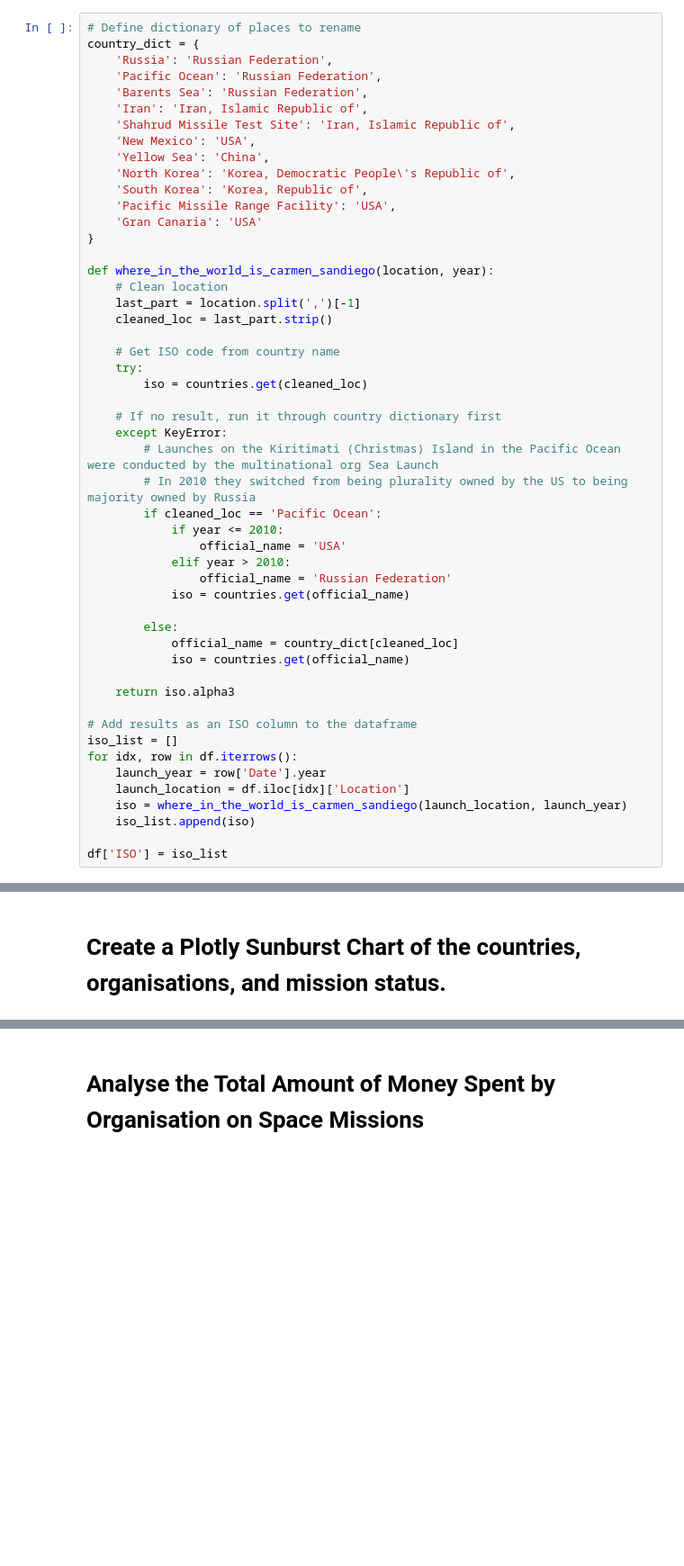
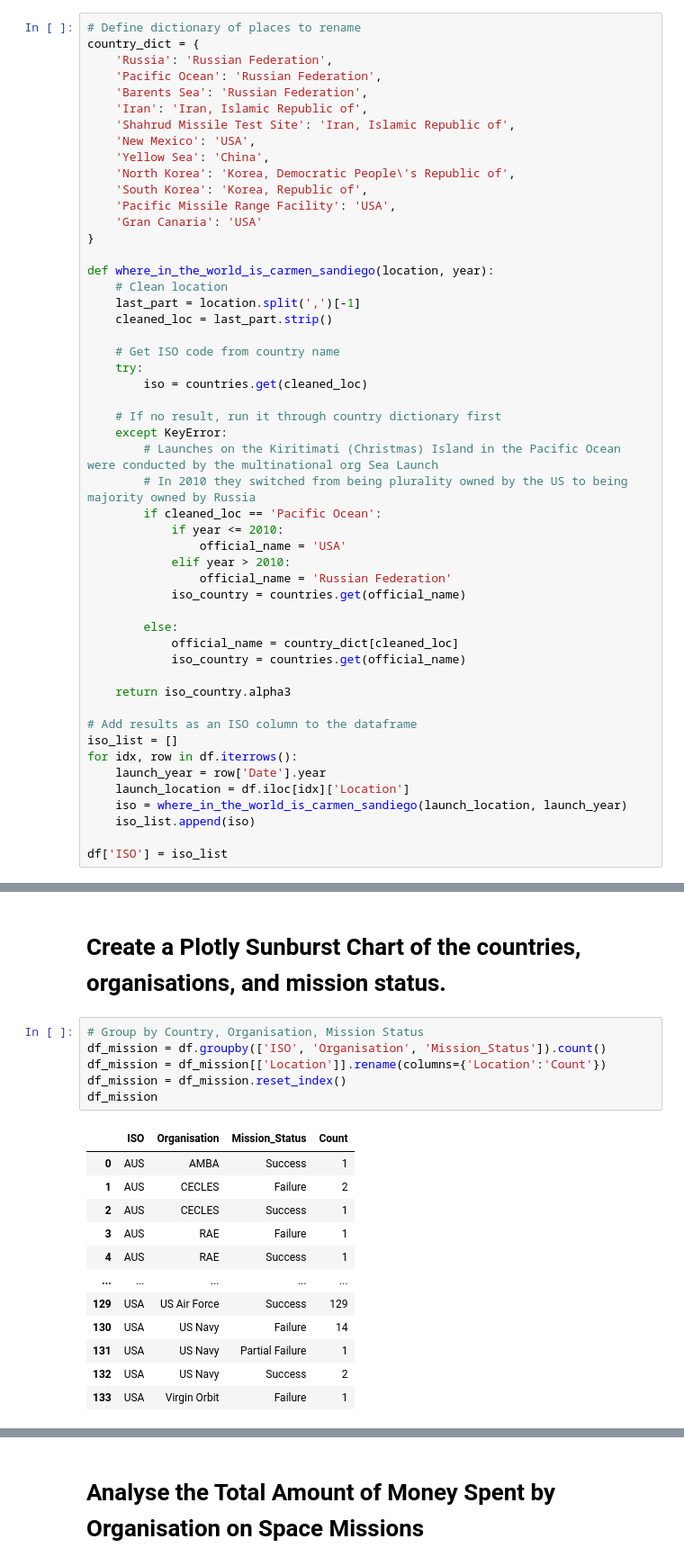
Before and after one commit to tomweinandy/100DaysOfCode, a Jupyter notebook: Projects/Day098/Space_Missions_Analysis.ipynb, the cells around one changed output, grey strips where cells are left out. Shown at 90% size. Saved outputs shown, nothing was run; the diff lists cells and outputs as text; blank space fills up the shorter version.

```diff
--- a/Projects/Day098/Space_Missions_Analysis.ipynb
+++ b/Projects/Day098/Space_Missions_Analysis.ipynb
@@ -351,13 +351,13 @@ def where_in_the_world_is_carmen_sandiego(location, year):
                 official_name = 'USA'
             elif year > 2010:
                 official_name = 'Russian Federation'
-            iso = countries.get(official_name)
+            iso_country = countries.get(official_name)
 
         else:
             official_name = country_dict[cleaned_loc]
-            iso = countries.get(official_name)
+            iso_country = countries.get(official_name)
 
-    return iso.alpha3
+    return iso_country.alpha3
 
 # Add results as an ISO column to the dataframe
 iso_list = []
@@ -387,2 +388,21 @@ fig.show()
 # %% [markdown]
 # Create a Plotly Sunburst Chart of the countries, organisations, and mission status.
+# %%
+# Group by Country, Organisation, Mission Status
+df_mission = df.groupby(['ISO', 'Organisation', 'Mission_Status']).count()
+df_mission = df_mission[['Location']].rename(columns={'Location':'Count'})
+df_mission = df_mission.reset_index()
+df_mission
+# %% [output]
+|  | ISO | Organisation | Mission_Status | Count |
+| 0 | AUS | AMBA | Success | 1 |
+| 1 | AUS | CECLES | Failure | 2 |
+| 2 | AUS | CECLES | Success | 1 |
+| 3 | AUS | RAE | Failure | 1 |
+| 4 | AUS | RAE | Success | 1 |
+| ... | ... | ... | ... | ... |
+| 129 | USA | US Air Force | Success | 129 |
+| 130 | USA | US Navy | Failure | 14 |
+| 131 | USA | US Navy | Partial Failure | 1 |
+| 132 | USA | US Navy | Success | 2 |
+| 133 | USA | Virgin Orbit | Failure | 1 |
```
Also changed, not shown: parts of 3 cells of this notebook.
